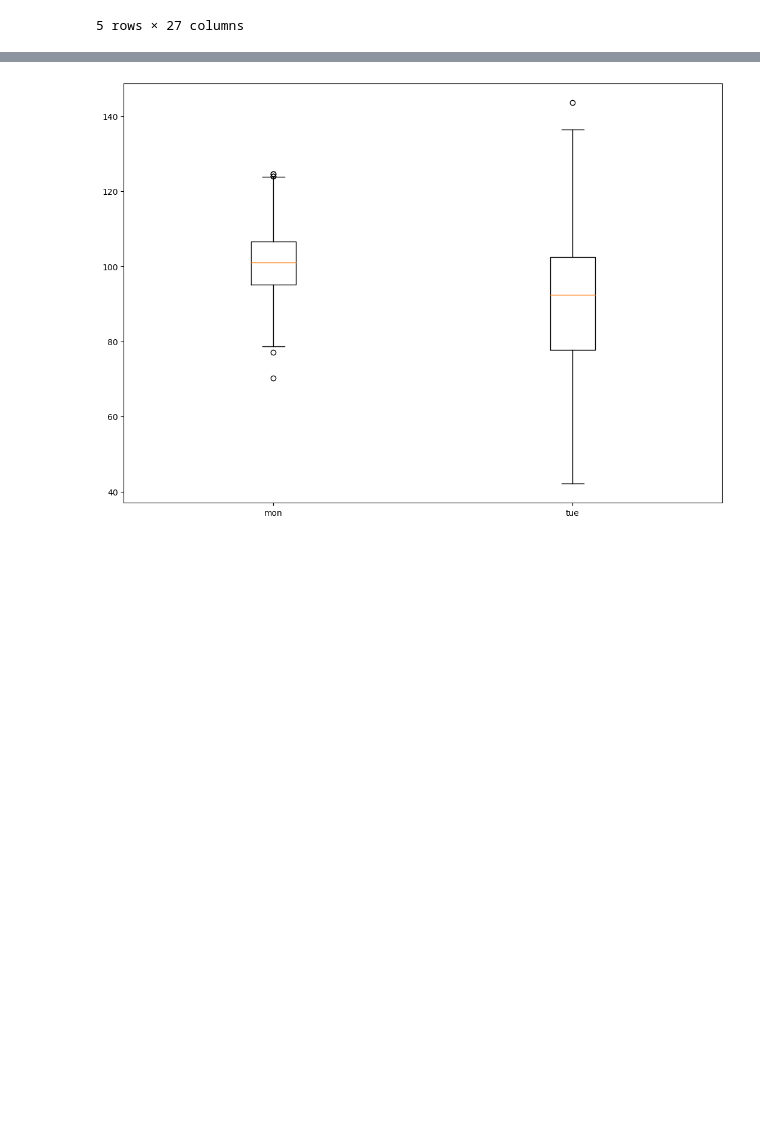
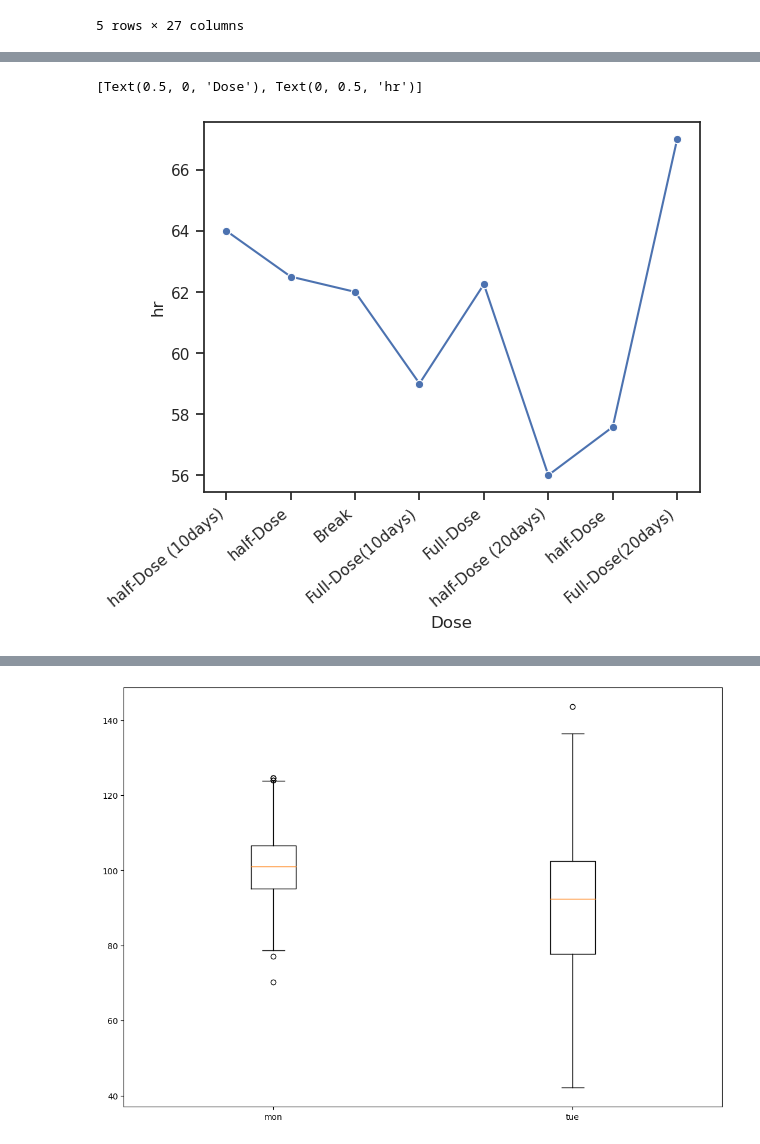
Before and after one commit to ogkourlias/capsaicin, a Jupyter notebook: weight_graphs/weight_graphs.ipynb, the cells around one changed output, grey strips where cells are left out. Saved outputs shown, nothing was run; the diff lists cells and outputs as text; code cells hidden in the pictures; blank space fills up the shorter version.

```diff
--- a/weight_graphs/weight_graphs.ipynb
+++ b/weight_graphs/weight_graphs.ipynb
@@ -83,0 +198,7 @@ sns.catplot(x="Dose", y="Weight", data=df2, height=5, aspect=2)
+# %%
+ax = sns.lineplot(data=summary, x="Dose", y="Average", marker="o")
+ax.set_xticklabels(ax.get_xticklabels(), rotation=40, ha="right")
+ax.set(xlabel='Dose', ylabel=parameter)
+# %% [output]
+[Text(0.5, 0, 'Dose'), Text(0, 0.5, 'hr')]
+[figure, added]
```
Also changed, not shown: parts of 21 cells of this notebook.
